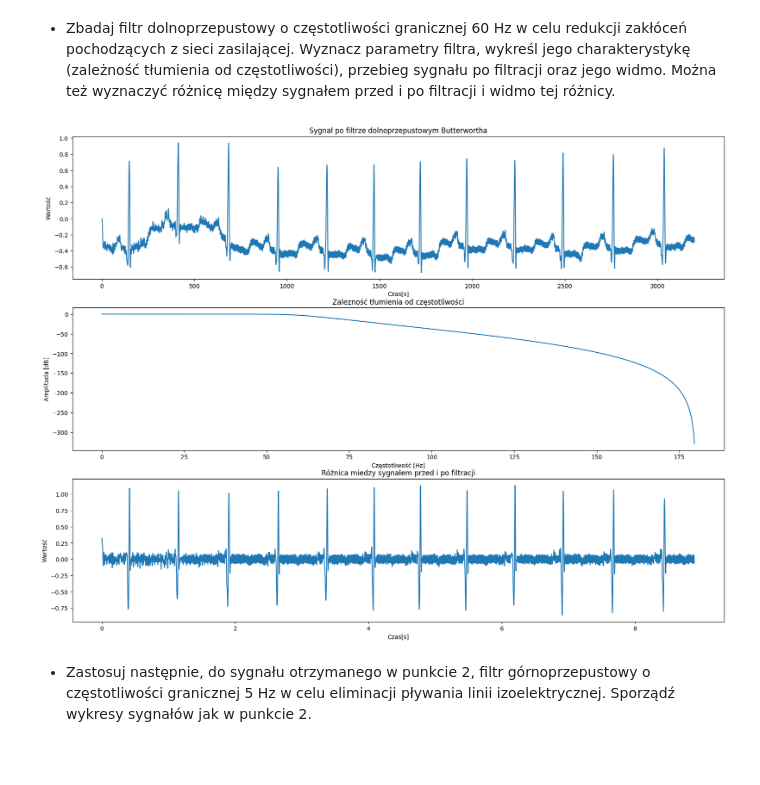
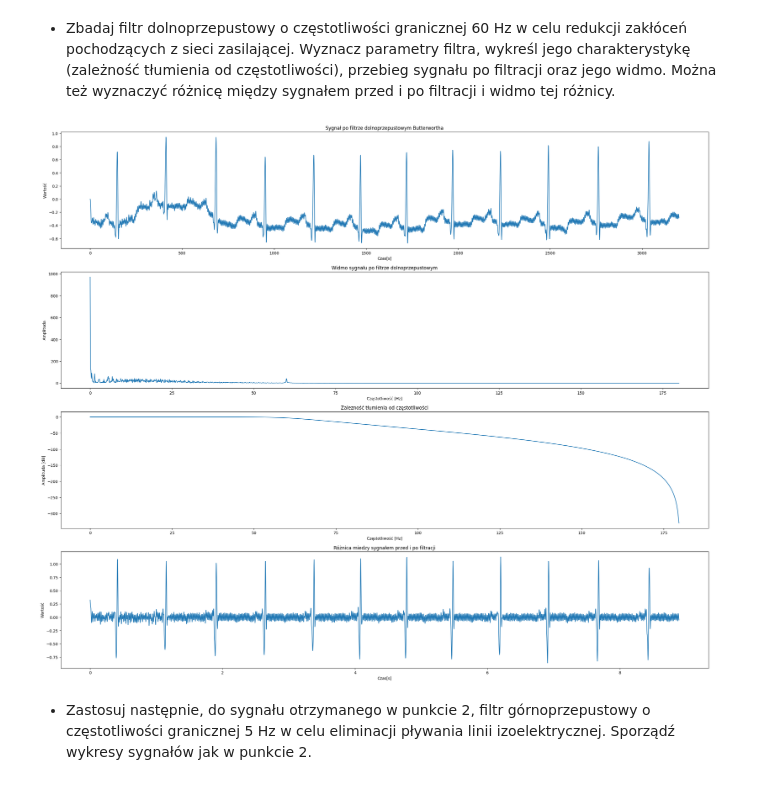
Before and after one commit to igorwlodarczyk/cpsio, a Jupyter notebook: lab1.ipynb, the cells around one changed output. Cells and saved outputs as stored; diff of their text form; code cells hidden in the pictures; blank space fills up the shorter version.

```diff
--- a/lab1.ipynb
+++ b/lab1.ipynb
@@ -320,35 +339,45 @@ plt.show()
 # %%
 frequency_bound = 60
 butterworth_filter  = sig.butter(6, frequency_bound, 'low', output = 'sos', fs = sampling_frequency_ekg_noise )
 filtered  = sig.sosfilt(butterworth_filter, ekg_noise['Wartosc amplitudy'])
 
-plt.figure(figsize=(20,15))
+plt.figure(figsize=(30,25))
 
-plt.subplot(3, 1, 1)
+plt.subplot(4, 1, 1)
 plt.plot(filtered )
 plt.title('Sygnał po filtrze dolnoprzepustowym Butterwortha')
 plt.xlabel('Czas[s]')
 plt.ylabel('Wartość')
+
+n = len(filtered)
+freq = np.fft.rfftfreq(n, d=1/sampling_frequency_ekg_noise)
+spectrum = np.abs(np.fft.rfft(filtered))
+
+plt.subplot(4, 1, 2)
+plt.plot(freq, spectrum)
+plt.title('Widmo sygnału po filtrze dolnoprzepustowym')
+plt.xlabel('Częstotliwość [Hz]')
+plt.ylabel('Amplituda')
 
 b,a = sig.butter(6,frequency_bound/(sampling_frequency_ekg_noise/2), 'low')
 w,h = sig.freqz(b,a)
 x = w*sampling_frequency_ekg_noise / (2*np.pi)
 y = 20*np.log10(abs(h))
 
-plt.subplot(3, 1, 2)
+plt.subplot(4, 1, 3)
 plt.plot(x,y)
 plt.title('Zalezność tłumienia od częstotliwości')
 plt.xlabel('Częstotliwość [Hz]')
 plt.ylabel('Amplituda [dB]')
 
-plt.subplot(3, 1, 3)
+plt.subplot(4, 1, 4)
 plt.plot(filtered - ekg_noise['Wartosc amplitudy'])
 plt.title('Różnica miedzy sygnałem przed i po filtracji')
 plt.xlabel('Czas[s]')
 plt.ylabel('Wartość')
 plt.show()
 # %% [output]
-[figure, old version]
+[figure, new version]
 # %% [markdown]
 - Zastosuj następnie, do sygnału otrzymanego w punkcie 2, filtr górnoprzepustowy o częstotliwości granicznej 5 Hz w celu eliminacji pływania linii izoelektrycznej. Sporządź wykresy sygnałów jak w punkcie 2.
 # %%
```
Also changed, not shown: parts of 8 cells of this notebook.
